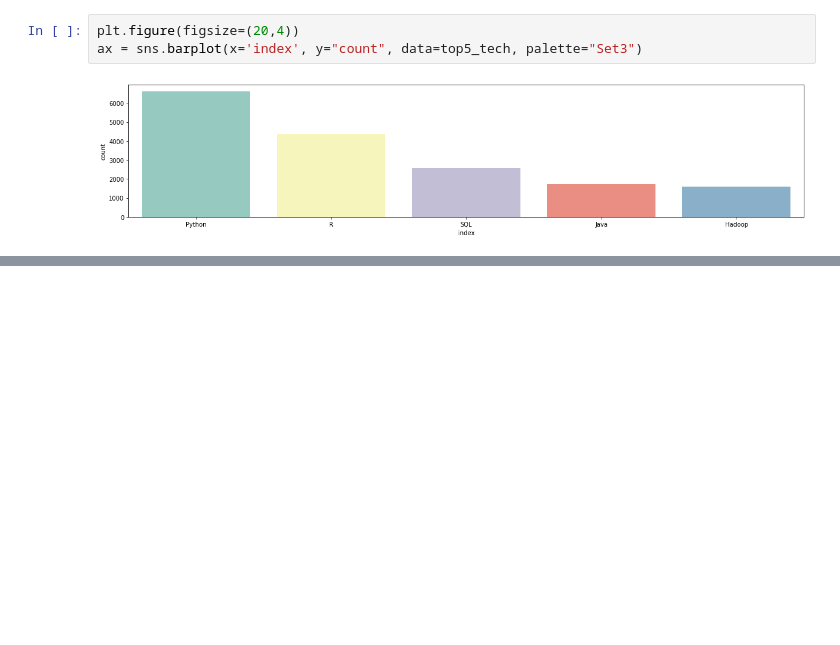
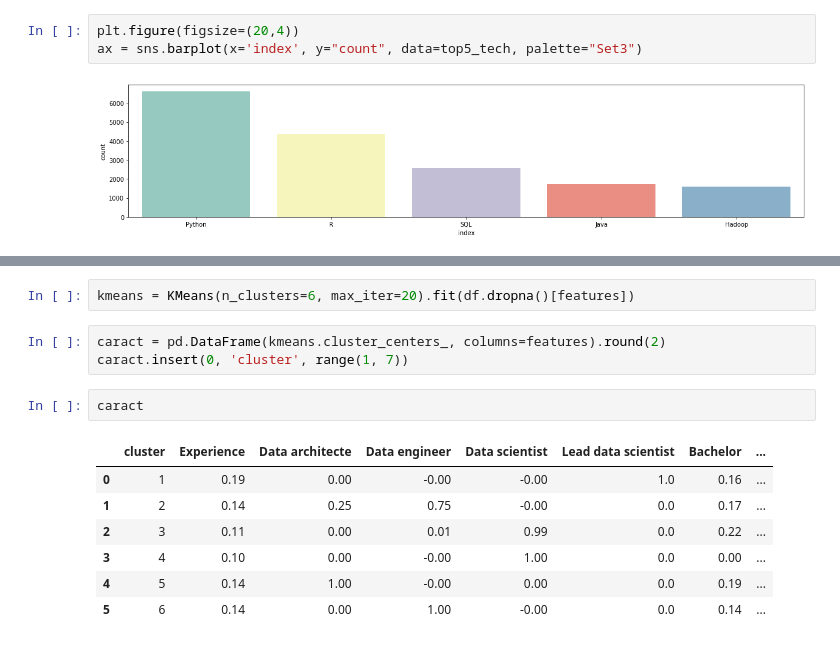
Before and after one commit to PintoAntoine/test_technique, a Jupyter notebook: test.ipynb, the cells around one changed output, grey strips where cells are left out. Cells and saved outputs as stored; diff of their text form; blank space fills up the shorter version.

```diff
--- a/test.ipynb
+++ b/test.ipynb
@@ -94,0 +140,15 @@ ax = sns.barplot(x='index', y="count", data=top5_tech, palette="Set3")
+# %%
+kmeans = KMeans(n_clusters=6, max_iter=20).fit(df.dropna()[features])
+# %%
+caract = pd.DataFrame(kmeans.cluster_centers_, columns=features).round(2)
+caract.insert(0, 'cluster', range(1, 7))
+# %%
+caract
+# %% [output]
+|  | cluster | Experience | Data architecte | Data engineer | Data scientist | Lead data scientist | Bachelor | ... |
+| 0 | 1 | 0.19 | 0.00 | -0.00 | -0.00 | 1.0 | 0.16 | ... |
+| 1 | 2 | 0.14 | 0.25 | 0.75 | -0.00 | 0.0 | 0.17 | ... |
+| 2 | 3 | 0.11 | 0.00 | 0.01 | 0.99 | 0.0 | 0.22 | ... |
+| 3 | 4 | 0.10 | 0.00 | -0.00 | 1.00 | 0.0 | 0.00 | ... |
+| 4 | 5 | 0.14 | 1.00 | -0.00 | 0.00 | 0.0 | 0.19 | ... |
+| 5 | 6 | 0.14 | 0.00 | 1.00 | -0.00 | 0.0 | 0.14 | ... |
```
Also changed, not shown: parts of 24 cells of this notebook.
